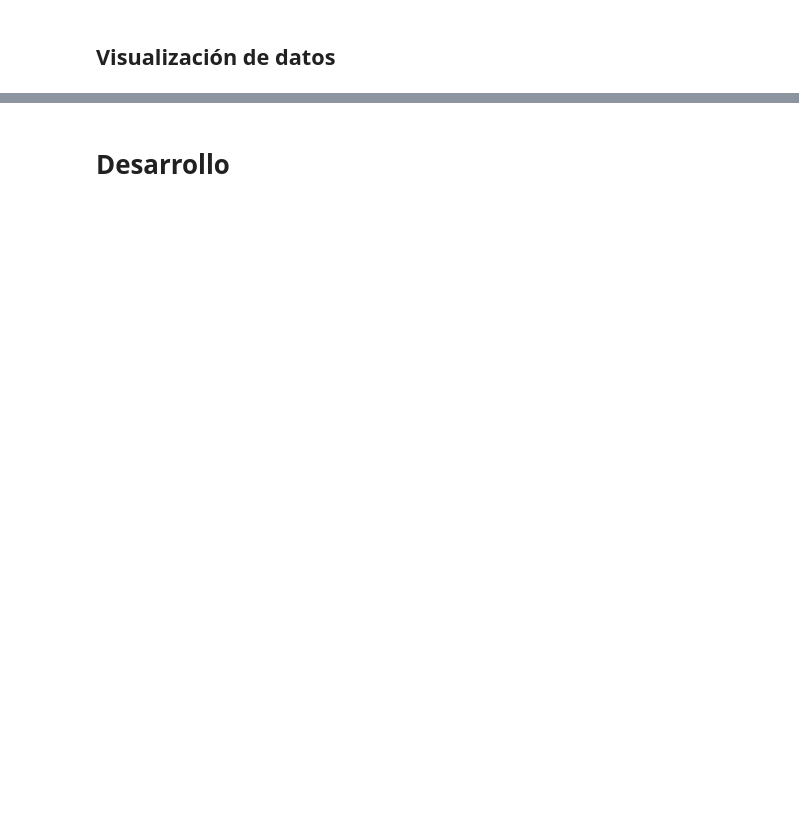
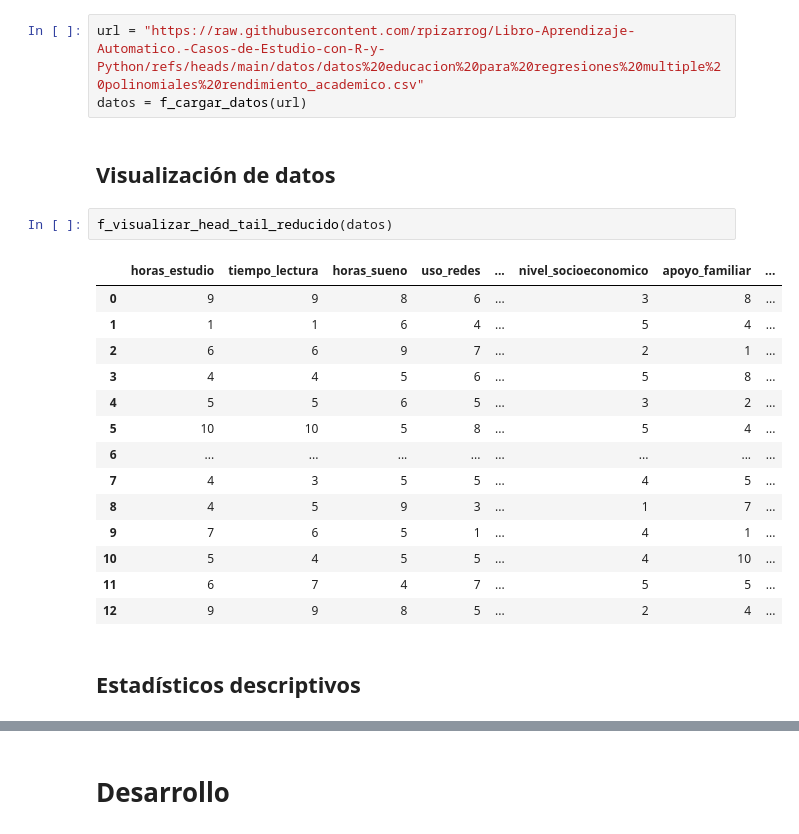
Before and after one commit to rpizarrog/Libro-Aprendizaje-Automatico.-Casos-de-Estudio-con-R-y-Python, a Jupyter notebook: Python NoteBooks/Caso_regresión_polinomial_múltiple_con_datos_de_rendimiento_académico.ipynb, the cells around one changed output, grey strips where cells are left out. Saved outputs shown, nothing was run; the diff lists cells and outputs as text; blank space fills up the shorter version.

```diff
--- a/Python NoteBooks/Caso_regresión_polinomial_múltiple_con_datos_de_rendimiento_académico.ipynb
+++ b/Python NoteBooks/Caso_regresión_polinomial_múltiple_con_datos_de_rendimiento_académico.ipynb
@@ -37,2 +2425,24 @@ De igual forma el documento *notebook* puede encontrarse en el servicio *github.
+# %%
+url = "https://raw.githubusercontent.com/rpizarrog/Libro-Aprendizaje-Automatico.-Casos-de-Estudio-con-R-y-Python/refs/heads/main/datos/datos%20educacion%20para%20regresiones%20multiple%20polinomiales%20rendimiento_academico.csv"
+datos = f_cargar_datos(url)
 # %% [markdown]
 ## Visualización de datos
+# %%
+f_visualizar_head_tail_reducido(datos)
+# %% [output]
+|  | horas_estudio | tiempo_lectura | horas_sueno | uso_redes | ... | nivel_socioeconomico | apoyo_familiar | ... |
+| 0 | 9 | 9 | 8 | 6 | ... | 3 | 8 | ... |
+| 1 | 1 | 1 | 6 | 4 | ... | 5 | 4 | ... |
+| 2 | 6 | 6 | 9 | 7 | ... | 2 | 1 | ... |
+| 3 | 4 | 4 | 5 | 6 | ... | 5 | 8 | ... |
+| 4 | 5 | 5 | 6 | 5 | ... | 3 | 2 | ... |
+| 5 | 10 | 10 | 5 | 8 | ... | 5 | 4 | ... |
+| 6 | ... | ... | ... | ... | ... | ... | ... | ... |
+| 7 | 4 | 3 | 5 | 5 | ... | 4 | 5 | ... |
+| 8 | 4 | 5 | 9 | 3 | ... | 1 | 7 | ... |
+| 9 | 7 | 6 | 5 | 1 | ... | 4 | 1 | ... |
+| 10 | 5 | 4 | 5 | 5 | ... | 4 | 10 | ... |
+| 11 | 6 | 7 | 4 | 7 | ... | 5 | 5 | ... |
+| 12 | 9 | 9 | 8 | 5 | ... | 2 | 4 | ... |
+# %% [markdown]
+## Estadísticos descriptivos
```
Also changed, not shown: parts of 43 cells of this notebook.
